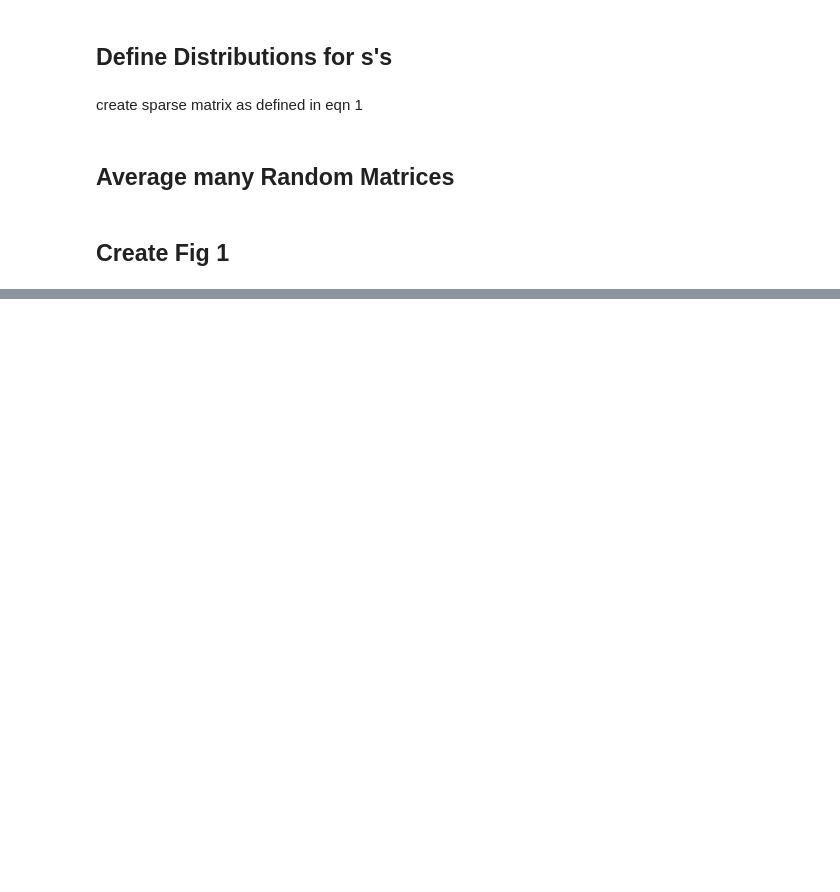
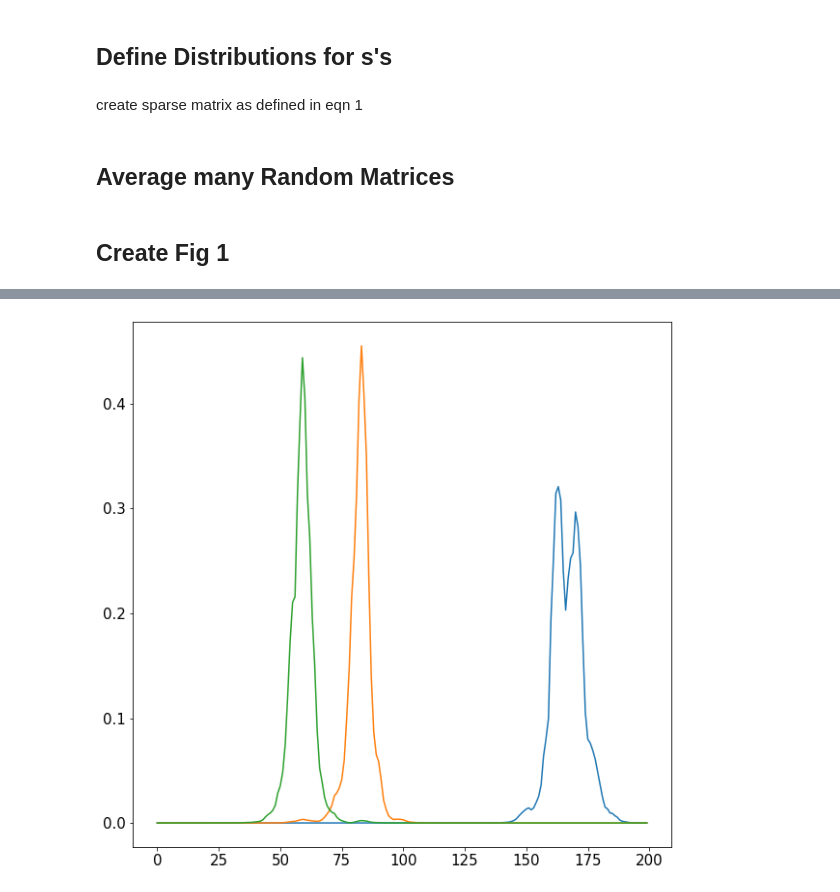
Before and after one commit to mdd423/anderson_project, a Jupyter notebook: notebooks/01-random-matrices.ipynb, the cells around one changed output, grey strips where cells are left out. Drawn from its saved outputs; the diff is of its cells as text; code cells hidden in the pictures; blank space fills up the shorter version.

```diff
--- a/notebooks/01-random-matrices.ipynb
+++ b/notebooks/01-random-matrices.ipynb
@@ -66,0 +87,13 @@ plt.show()
+# %%
+matrix = get_matrix(N=200,f=1.0,u=0.5,g=0.0)
+lambs, vecs = scipy.linalg.eig(matrix.todense())
+# %%
+ordered_inds = np.argsort(lambs.real)
+vecs_sp = vecs[:,ordered_inds[:3]]
+# %%
+fig, ax = plt.subplots(1,figsize=(10,10))
+ax.plot(np.abs(vecs_sp))
+# plt.savefig('')
+plt.show()
+# %% [output]
+[figure, added]
```
Also changed, not shown: parts of 21 cells of this notebook.
